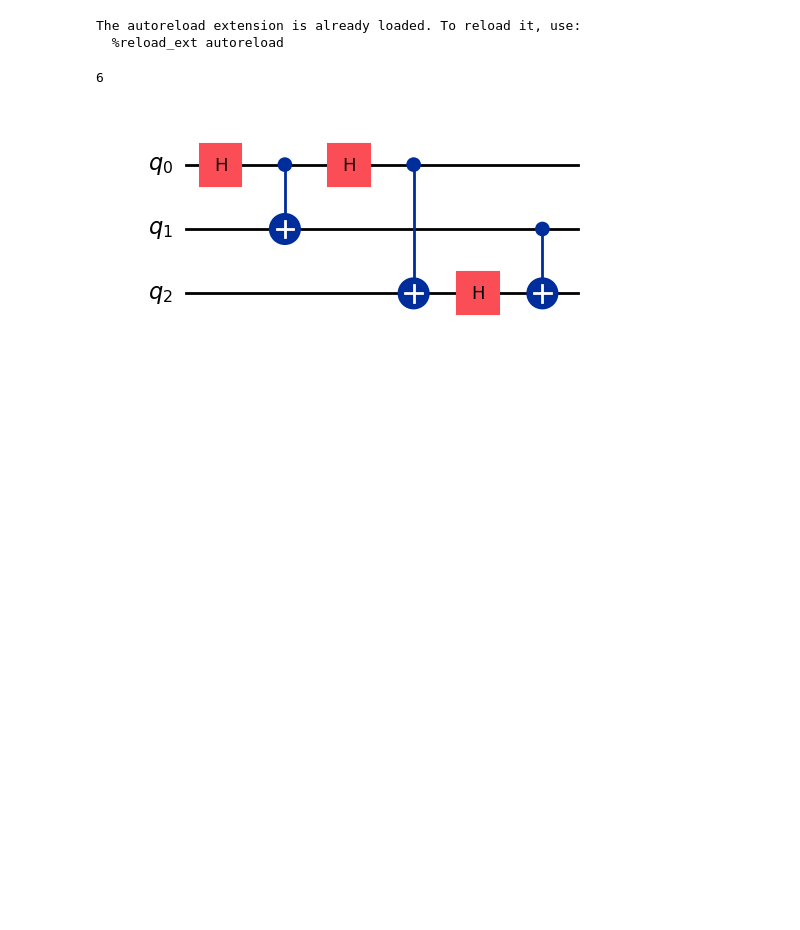
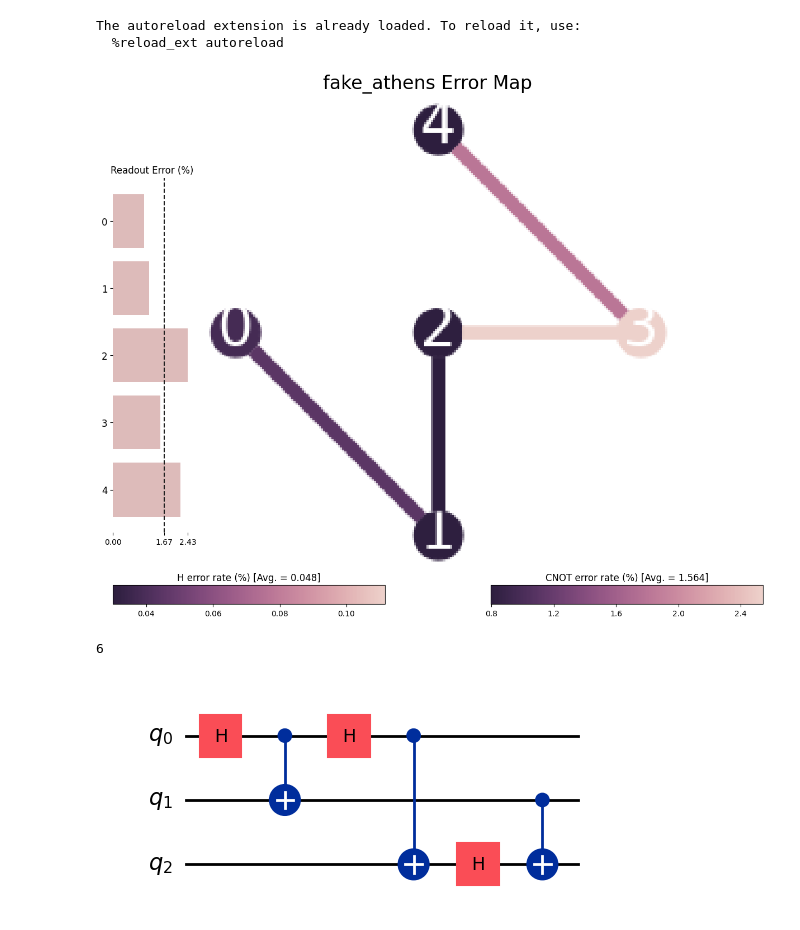
Before and after one commit to MagePro310/Quantum_Simulation_Scheduling_ver1, a Jupyter notebook: test_transpile.ipynb, the cells around one changed output. Drawn from its saved outputs; the diff is of its cells as text; code cells hidden in the pictures; blank space fills up the shorter version.

```diff
--- a/test_transpile.ipynb
+++ b/test_transpile.ipynb
@@ -32,6 +32,12 @@ from qiskit.visualization import plot_error_map
 from component.c_circuit_work.knitting.width_k import *
 from qiskit.transpiler import *
 from qiskit.visualization import plot_circuit_layout
+# %%
+backendtime0 = FakeBogotaV2()
+backendtime1 = FakeAthensV2()
+plot_error_map(backendtime1)
+# %% [output]
+[figure, added]
 # %%
 circuit0 = QuantumCircuit(3)
 circuit0.h(0)
```
Also changed, not shown: parts of 27 cells of this notebook, 20 other files.
